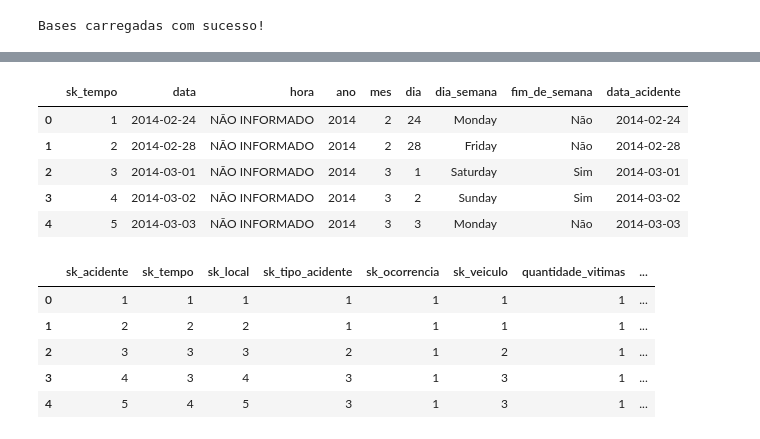
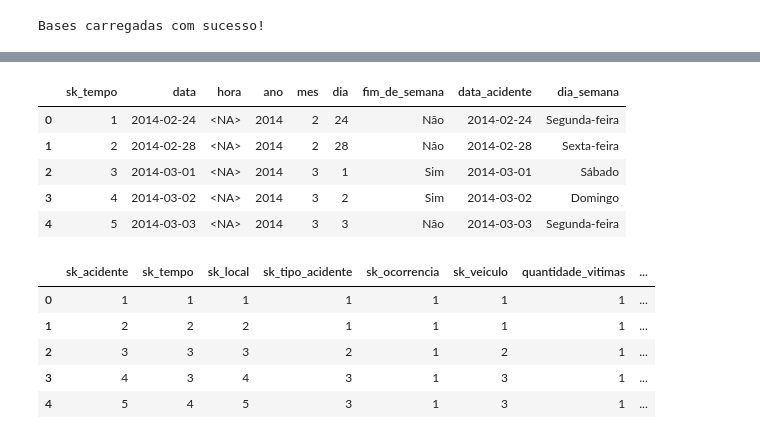
Before and after one commit to annecollier/Projeto-de-Integracao, a Jupyter notebook: pipelns/Pipeline_ETL_Acidentes.ipynb, the cells around one changed output, grey strips where cells are left out. Saved outputs shown, nothing was run; the diff lists cells and outputs as text; code cells hidden in the pictures.

Commit message:
Update Pipeline_ETL_Acidentes.ipynb
Fix: Dimensão ocorrência adicionada corretamente, além de diversas correções no tratamento dos dados

```diff
--- a/pipelns/Pipeline_ETL_Acidentes.ipynb
+++ b/pipelns/Pipeline_ETL_Acidentes.ipynb
@@ -113,10 +169,0 @@ Total de registros consolidados: 5203 linhas e 11 colunas
-# %%
-colunas_texto = ['hora', 'bairro', 'endereco', 'descricao', 'ocorrencia_raw', 'tipo_raw']
-df_consolidado[colunas_texto] = df_consolidado[colunas_texto].fillna('NÃO INFORMADO')
-df_consolidado['quantidade_vitimas'] = pd.to_numeric(df_consolidado['quantidade_vitimas'], errors='coerce').fillna(1).astype(int)
-
-df_consolidado['data'] = pd.to_datetime(df_consolidado['data'], errors='coerce')
-df_consolidado = df_consolidado.dropna(subset=['data'])
-
-for col in colunas_texto:
-    df_consolidado[col] = df_consolidado[col].str.upper().str.strip()
@@ -123,13 +203,22 @@ for col in colunas_texto:
 # %%
 def classificar_veiculo(tipo):
-    if 'MOTO' in tipo: return 'Motocicleta'
-    if 'CICLOMOT' in tipo: return 'Ciclomotor'
-    if 'AUTOM' in tipo or 'COLIS' in tipo: return 'Automóvel'
-    if 'CICLISTA' in tipo: return 'Ciclista'
-    if 'PEDESTRE' in tipo or 'ATROPELAMENTO' in tipo: return 'Pedestre'
+    tipo = str(tipo).upper()
+
+    if 'CICLOMOT' in tipo:
+        return 'Ciclomotor'
+    if 'MOTO' in tipo:
+        return 'Motocicleta'
+    if 'AUTOM' in tipo or 'COLIS' in tipo:
+        return 'Automóvel'
+    if 'CICLISTA' in tipo:
+        return 'Ciclista'
+    if 'PEDESTRE' in tipo or 'ATROPELAMENTO' in tipo:
+        return 'Pedestre'
     return 'Outros'
 
 def categorizar_veiculo(tipo_veiculo):
+    tipo_veiculo = str(tipo_veiculo)
+
     if tipo_veiculo in ['Motocicleta', 'Ciclomotor']: return 'Motorizado de duas rodas'
     if tipo_veiculo == 'Automóvel': return 'Motorizado de quatro ou mais rodas'
     if tipo_veiculo == 'Ciclista': return 'Não motorizado'
@@ -137,6 +226,8 @@ def categorizar_veiculo(tipo_veiculo):
     return 'Outros'
 
 def classificar_ocorrencia(ocorrencia):
+    ocorrencia = str(ocorrencia).upper()
+
     if any(x in ocorrencia for x in ['COLISÃO', 'CHOQUE', 'ENGAVETAMENTO']): return 'Colisão'
     if 'ATROPELAMENTO ANIMAL' in ocorrencia: return 'Atropelamento de animal'
     if 'ATROPELAMENTO' in ocorrencia: return 'Atropelamento'
@@ -144,9 +235,10 @@ def classificar_ocorrencia(ocorrencia):
     return 'Outros'
 
 def classificar_causa(row):
-    oco = row['ocorrencia_raw']
-    tipo = row['tipo_raw']
-    desc = row['descricao']
+    oco = str(row['ocorrencia_raw']).upper()
+    tipo = str(row['tipo_raw']).upper()
+    desc = str(row['descricao']).upper()
+
     if 'ATROPELAMENTO ANIMAL' in oco or 'ANIMAL' in desc: return 'Atropelamento de animal'
     if 'ATROPELAMENTO' in oco or 'PEDESTRE' in tipo: return 'Atropelamento de pedestre'
     if 'CAPOTAMENTO' in oco or 'TOMBAMENTO' in oco: return 'Capotamento/Tombamento'
@@ -156,40 +248,50 @@ def classificar_causa(row):
 
 df_consolidado['tipo_veiculo'] = df_consolidado['tipo_raw'].apply(classificar_veiculo)
 df_consolidado['categoria_veiculo'] = df_consolidado['tipo_veiculo'].apply(categorizar_veiculo)
 df_consolidado['classificacao_ocorrencia'] = df_consolidado['ocorrencia_raw'].apply(classificar_ocorrencia)
 df_consolidado['causa_acidente'] = df_consolidado.apply(classificar_causa, axis=1)
 
 dim_tipo_acidente = df_consolidado[['causa_acidente', 'descricao']].drop_duplicates().reset_index(drop=True)
 dim_tipo_acidente = dim_tipo_acidente.rename(columns={'descricao': 'descricao_detalhada'})
 dim_tipo_acidente.insert(0, 'sk_tipo_acidente', dim_tipo_acidente.index + 1)
 
 dim_veiculo = df_consolidado[['tipo_veiculo', 'categoria_veiculo']].drop_duplicates().reset_index(drop=True)
 dim_veiculo.insert(0, 'sk_veiculo', dim_veiculo.index + 1)
 
 dim_local = df_consolidado[['bairro', 'endereco', 'latitude', 'longitude']].drop_duplicates().reset_index(drop=True)
 dim_local.insert(0, 'sk_local', dim_local.index + 1)
 
 dim_tempo = df_consolidado[['data', 'hora']].drop_duplicates().reset_index(drop=True)
 dim_tempo.insert(0, 'sk_tempo', dim_tempo.index + 1)
 dim_tempo['ano'] = dim_tempo['data'].dt.year
 dim_tempo['mes'] = dim_tempo['data'].dt.month
 dim_tempo['dia'] = dim_tempo['data'].dt.day
-dim_tempo['dia_semana'] = dim_tempo['data'].dt.day_name()
 dim_tempo['fim_de_semana'] = np.where(dim_tempo['data'].dt.dayofweek.isin([5, 6]), 'Sim', 'Não')
 dim_tempo['data_acidente'] = dim_tempo['data'].dt.strftime('%Y-%m-%d')
+map_dia_semana = {
+    'Monday': 'Segunda-feira',
+    'Tuesday': 'Terça-feira',
+    'Wednesday': 'Quarta-feira',
+    'Thursday': 'Quinta-feira',
+    'Friday': 'Sexta-feira',
+    'Saturday': 'Sábado',
+    'Sunday': 'Domingo'
+}
+
+dim_tempo['dia_semana'] = dim_tempo['data'].dt.day_name().map(map_dia_semana)
 
 dim_ocorrencia = df_consolidado[['ocorrencia_raw', 'classificacao_ocorrencia']].drop_duplicates().reset_index(drop=True)
 dim_ocorrencia = dim_ocorrencia.rename(columns={'ocorrencia_raw': 'tipo_ocorrencia'})
 dim_ocorrencia.insert(0, 'sk_ocorrencia', dim_ocorrencia.index + 1)
 
 display(dim_tempo.head())
 # %% [output]
-|  | sk_tempo | data | hora | ano | mes | dia | dia_semana | fim_de_semana | data_acidente |
-| 0 | 1 | 2014-02-24 | NÃO INFORMADO | 2014 | 2 | 24 | Monday | Não | 2014-02-24 |
-| 1 | 2 | 2014-02-28 | NÃO INFORMADO | 2014 | 2 | 28 | Friday | Não | 2014-02-28 |
-| 2 | 3 | 2014-03-01 | NÃO INFORMADO | 2014 | 3 | 1 | Saturday | Sim | 2014-03-01 |
-| 3 | 4 | 2014-03-02 | NÃO INFORMADO | 2014 | 3 | 2 | Sunday | Sim | 2014-03-02 |
-| 4 | 5 | 2014-03-03 | NÃO INFORMADO | 2014 | 3 | 3 | Monday | Não | 2014-03-03 |
+|  | sk_tempo | data | hora | ano | mes | dia | fim_de_semana | data_acidente | dia_semana |
+| 0 | 1 | 2014-02-24 | <NA> | 2014 | 2 | 24 | Não | 2014-02-24 | Segunda-feira |
+| 1 | 2 | 2014-02-28 | <NA> | 2014 | 2 | 28 | Não | 2014-02-28 | Sexta-feira |
+| 2 | 3 | 2014-03-01 | <NA> | 2014 | 3 | 1 | Sim | 2014-03-01 | Sábado |
+| 3 | 4 | 2014-03-02 | <NA> | 2014 | 3 | 2 | Sim | 2014-03-02 | Domingo |
+| 4 | 5 | 2014-03-03 | <NA> | 2014 | 3 | 3 | Não | 2014-03-03 | Segunda-feira |
 # %%
 df_consolidado['data_str'] = df_consolidado['data'].dt.strftime('%Y-%m-%d')
 
```
Also changed, not shown: parts of 7 cells of this notebook.
